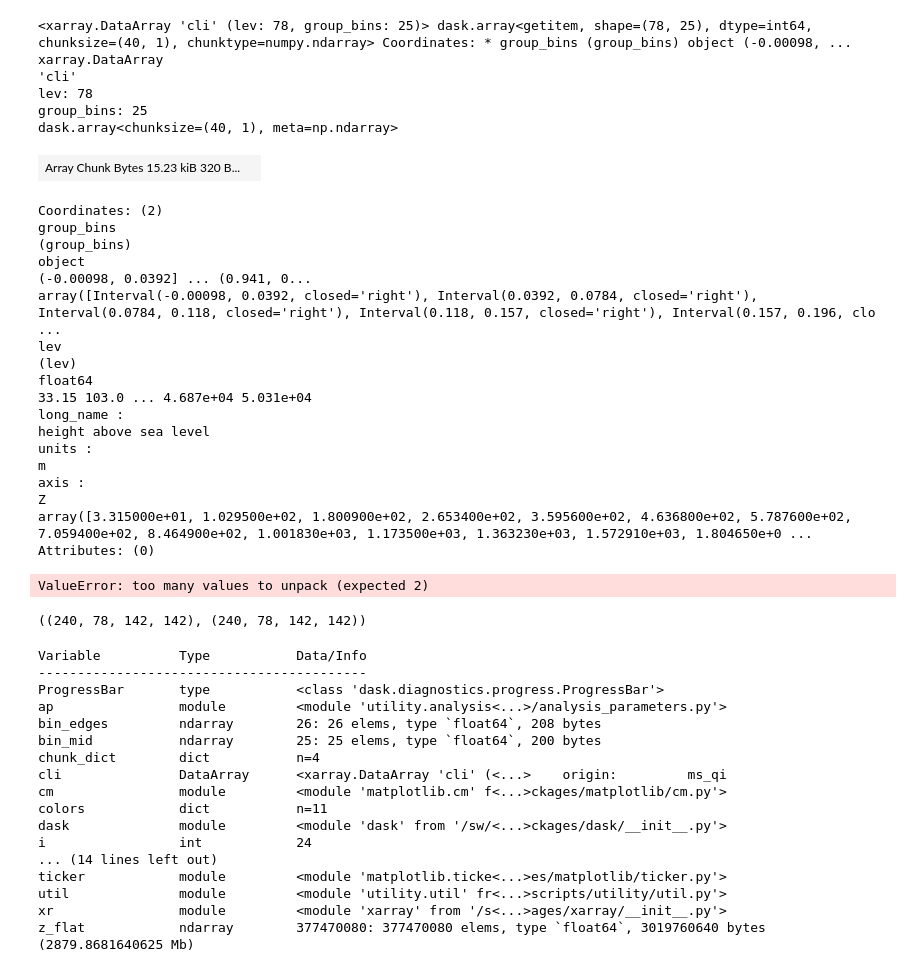
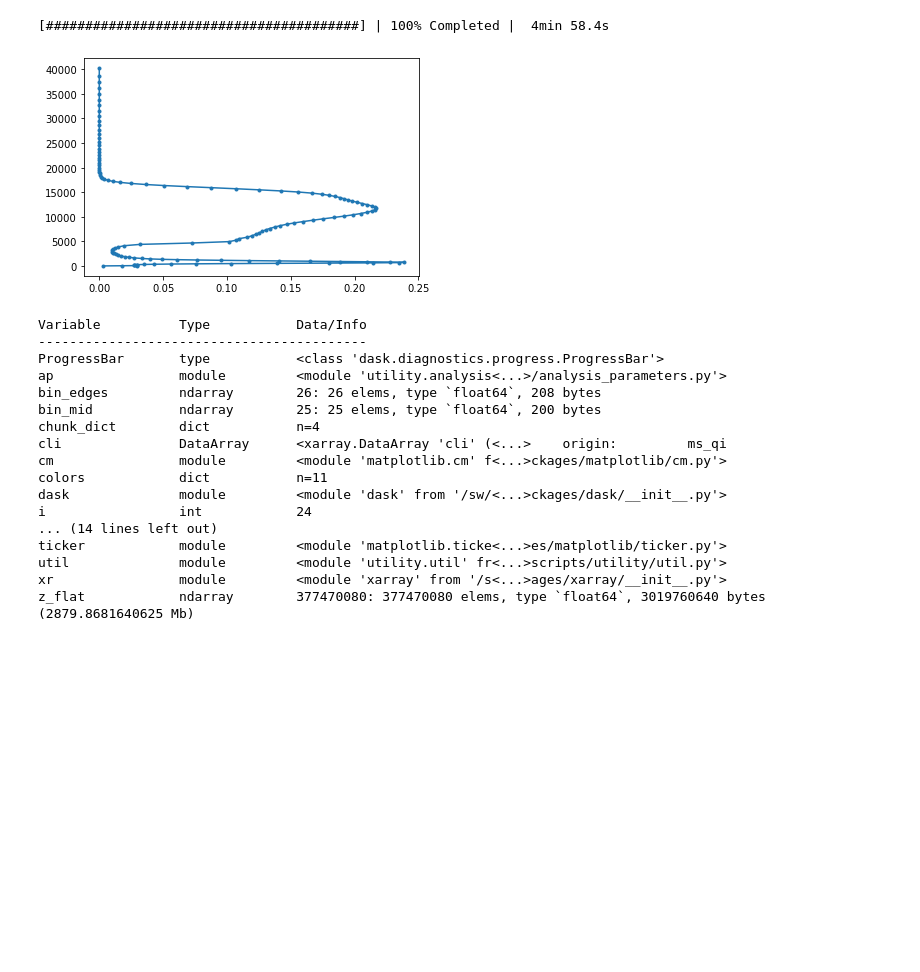
Before and after one commit to smturbev/dyamond2, a Jupyter notebook: python_scripts/iwp_binned_stats.ipynb, the cells around one changed output. Cells and saved outputs as stored; diff of their text form; code cells hidden in the pictures; blank space fills up the shorter version.

Commit message:
lazy update - lots of getting files, updating existing plots, etc.

```diff
--- a/python_scripts/iwp_binned_stats.ipynb
+++ b/python_scripts/iwp_binned_stats.ipynb
@@ -103,0 +187,3 @@ iwp_perc = xr.DataArray(iwp_perc, dims=iwp.dims,
+# %%
+z = xr.open_dataset(ap.get_xytmean_file(m, region, "ZG")).zg
+z.shape
@@ -104,34 +208,25 @@ iwp_perc = xr.DataArray(iwp_perc, dims=iwp.dims,
 # %%
-cli_binned = cli.groupby_bins(iwp_perc, 25).count()
-cli_binned
+fig, ax = plt.subplots(1,1)
+im = ax.contourf(bin_mid, z.values, cl_binned.T, cmap="cubehelix_r", vmin=0, vmax=1) # norm=mcolors.LogNorm(vmin=5e-4, vmax=1e2)
+ax.set_ylim([0,20000])
+ax.invert_xaxis()
+plt.colorbar(im, label="frac")
+ax.set_xlabel("IWP percentiles")
+# ax.set_xticks(bin_mid[::5])
+# twin axis with iwp values
+ax2 = ax.twiny()
+new_tick_locations = quantiles_xr.bin_edges.values[::5] #xbin_perc
+# Move twinned axis ticks and label from top to bottom
+ax2.xaxis.set_ticks_position("bottom")
+ax2.xaxis.set_label_position("bottom")
+ax2.set_xticks(new_tick_locations)
+new_tick_labels = ["{:.2f}".format((quantiles_xr.values[::5]*1000)[i]) for i in range(6)]
+ax2.set_xticklabels(new_tick_labels)
+# Offset the twin axis below the host
+ax2.spines["bottom"].set_position(("axes", -0.22))
+ax2.spines['bottom'].set_visible(True)
+ax2.set_xlabel('IWP (g m$^{-2}$)')
+ax2.invert_xaxis()
+ax.set_title("{m}, {r} (thres={th})".format(m=m, r=region, th=thres[3:]))
+plt.savefig("../plots/prelim/cl_binned_iwp_{}_{}_{}.png".format(m,region,thres[3:]))
+plt.show()
-# %% [output]
-<xarray.DataArray 'cli' (lev: 78, group_bins: 25)> dask.array<getitem, shape=(78, 25), dtype=int64, chunksize=(40, 1), chunktype=numpy.ndarray> Coordinates: * group_bins (group_bins) object (-0.00098, ...
-xarray.DataArray
-'cli'
-lev: 78
-group_bins: 25
-dask.array<chunksize=(40, 1), meta=np.ndarray>
-| Array Chunk Bytes 15.23 kiB 320 B... |  |
-Coordinates: (2)
-group_bins
-(group_bins)
-object
-(-0.00098, 0.0392] ... (0.941, 0...
-array([Interval(-0.00098, 0.0392, closed='right'), Interval(0.0392, 0.0784, closed='right'), Interval(0.0784, 0.118, closed='right'), Interval(0.118, 0.157, closed='right'), Interval(0.157, 0.196, clo ...
-lev
-(lev)
-float64
-33.15 103.0 ... 4.687e+04 5.031e+04
-long_name :
-height above sea level
-units :
-m
-axis :
-Z
-array([3.315000e+01, 1.029500e+02, 1.800900e+02, 2.653400e+02, 3.595600e+02, 4.636800e+02, 5.787600e+02, 7.059400e+02, 8.464900e+02, 1.001830e+03, 1.173500e+03, 1.363230e+03, 1.572910e+03, 1.804650e+0 ...
-Attributes: (0)
-# %%
-for i,j in cli_binned:
-    print("i", i,"\nj", j.values)
-# %% [output]
-ValueError: too many values to unpack (expected 2)
@@ -140,5 +232,0 @@ iwp_full = np.repeat(iwp_percentiles[:,np.newaxis,:,:], nlev, axis=1)
-# %%
-z_full = np.repeat(np.repeat(np.repeat(z.values[np.newaxis, :, np.newaxis, np.newaxis], nlon, axis=3), nlat, axis=2), ntime, axis=0)
-iwp_full.shape, z_full.shape
-# %% [output]
-((240, 78, 142, 142), (240, 78, 142, 142))
@@ -147,3 +233,10 @@ iwp_flat = iwp_full.flatten()
+# %%
+# cltotal = xr.open_dataset(ap.get_file(m,region+"_3D","cltotal"), chunks=chunks_l).cltotal.mean(axis=(0,2))
+plt.plot(cl[1:].mean(axis=(0,2)), z, ".-")
+plt.show()
+# %% [output]
+[########################################] | 100% Completed |  4min 58.4s
+[figure, added]
 # %%
 del z, iwp_full
 # %%
```
Also changed, not shown: parts of 23 cells of this notebook, 15 other files.
